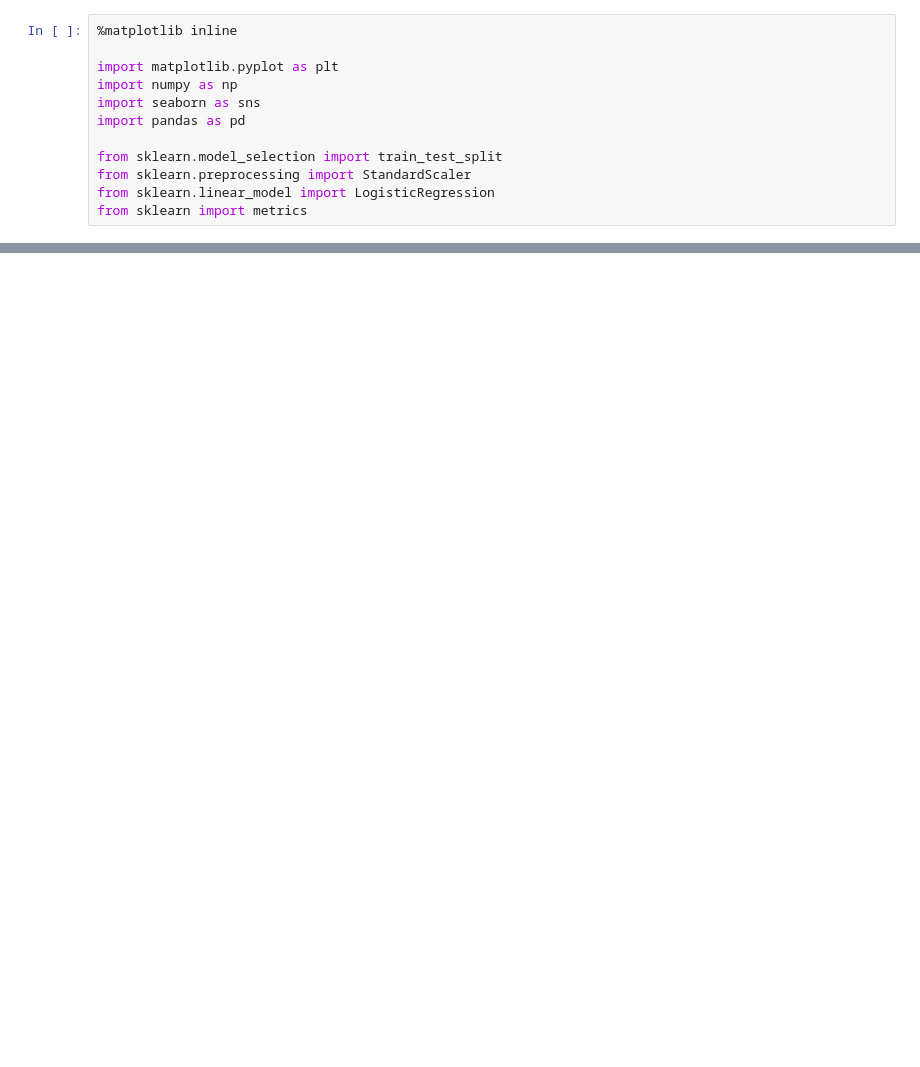
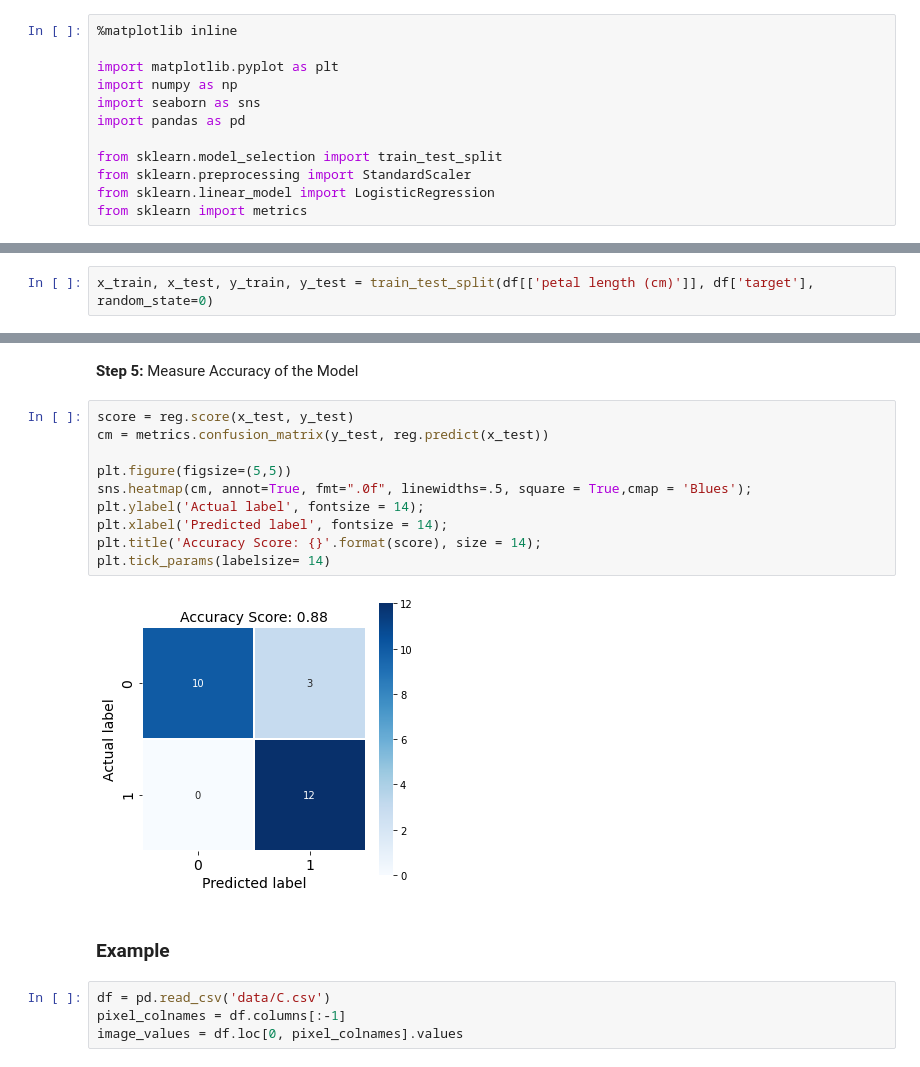
Before and after one commit to abphilip-resources/PY-Lib-2, a Jupyter notebook: Scikit/2.ipynb, the cells around one changed output, grey strips where cells are left out. Drawn from its saved outputs; the diff is of its cells as text; blank space fills up the shorter version.

```diff
--- a/Scikit/2.ipynb
+++ b/Scikit/2.ipynb
@@ -196,0 +17,2 @@ image_values = df.loc[0, pixel_colnames].values
+# %%
+x_train, x_test, y_train, y_test = train_test_split(df[['petal length (cm)']], df['target'], random_state=0)
@@ -197,3 +80,23 @@ image_values = df.loc[0, pixel_colnames].values
+# %% [markdown]
+<b>Step 5:</b> Measure Accuracy of the Model
+# %%
+score = reg.score(x_test, y_test)
+cm = metrics.confusion_matrix(y_test, reg.predict(x_test))
+
+plt.figure(figsize=(5,5))
+sns.heatmap(cm, annot=True, fmt=".0f", linewidths=.5, square = True,cmap = 'Blues');
+plt.ylabel('Actual label', fontsize = 14);
+plt.xlabel('Predicted label', fontsize = 14);
+plt.title('Accuracy Score: {}'.format(score), size = 14);
+plt.tick_params(labelsize= 14)
+# %% [output]
+[figure, added]
+# %% [markdown]
+### Example
+# %%
+df = pd.read_csv('data/C.csv')
+pixel_colnames = df.columns[:-1]
+image_values = df.loc[0, pixel_colnames].values
 # %%
 plt.figure(figsize=(10,2))
 for index in range(0, 4):
```
Also changed, not shown: parts of 67 cells of this notebook, 6 other files.
